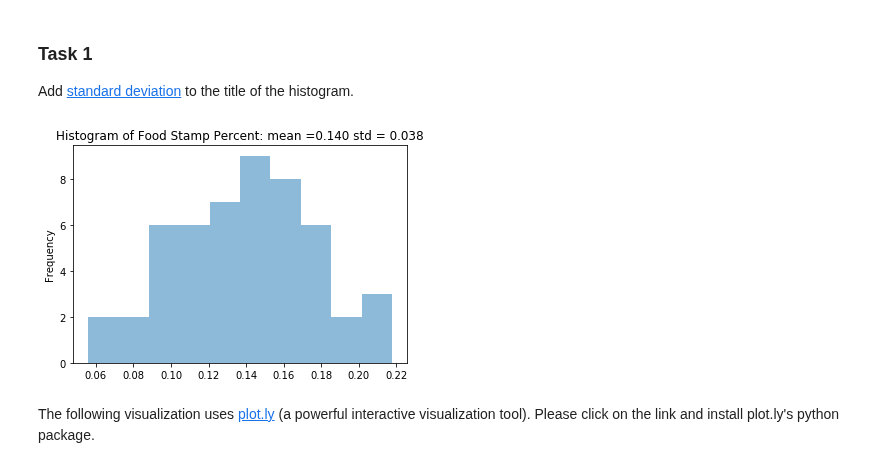
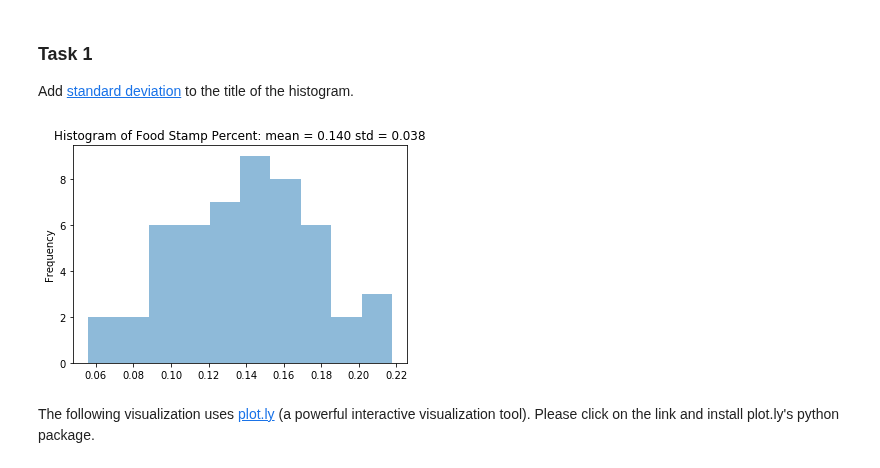
Before and after one commit to Larry201608/Columbia-Data-Science-Bootcamp, a Jupyter notebook: Bootcamp-materials/notebooks/Day1/doc/tutorial_day1-part1.ipynb, the cells around one changed output. Drawn from its saved outputs; the diff is of its cells as text; code cells hidden in the pictures.

```diff
--- a/Bootcamp-materials/notebooks/Day1/doc/tutorial_day1-part1.ipynb
+++ b/Bootcamp-materials/notebooks/Day1/doc/tutorial_day1-part1.ipynb
@@ -59,8 +59,8 @@ We first look at the distribution of food stamp percents.
 # %%
 df.fs_perc.astype(float).plot('hist', alpha=0.5)
 
-fs_mean = np.mean(df.fs_perc.astype(float))
-plt.title('Histogram of Food Stamp Percent: mean ='+format(fs_mean, '.3f'))
+fs_mean = df.fs_perc.mean()
+plt.title('Histogram of Food Stamp Percent: mean = {0:.3f}'.format(fs_mean))
 plt.show()
 # %% [output]
 [figure]
@@ -70,11 +70,11 @@ plt.show()
 Add [standard deviation](https://docs.scipy.org/doc/numpy-1.13.0/reference/generated/numpy.std.html) to the title of the histogram.
 # %%
 df.fs_perc.astype(float).plot('hist', alpha=0.5)
-fs_std = np.std(df.fs_perc.astype(float))
-plt.title('Histogram of Food Stamp Percent: mean ='+format(fs_mean, '.3f')+' std = '+format(fs_std, '.3f'))
+fs_std = df.fs_perc.std()
+plt.title('Histogram of Food Stamp Percent: mean = {0:.3f} std = {1:.3f}'.format(fs_mean, fs_std))
 plt.show()
 # %% [output]
-[figure, old version]
+[figure, new version]
 # %% [markdown]
 The following visualization uses [plot.ly](https://plot.ly/python/getting-started/) (a powerful interactive visualization tool). Please click on the link and install plot.ly's python package.
 # %% [markdown]
```
Also changed, not shown: parts of 1 cell of this notebook.
